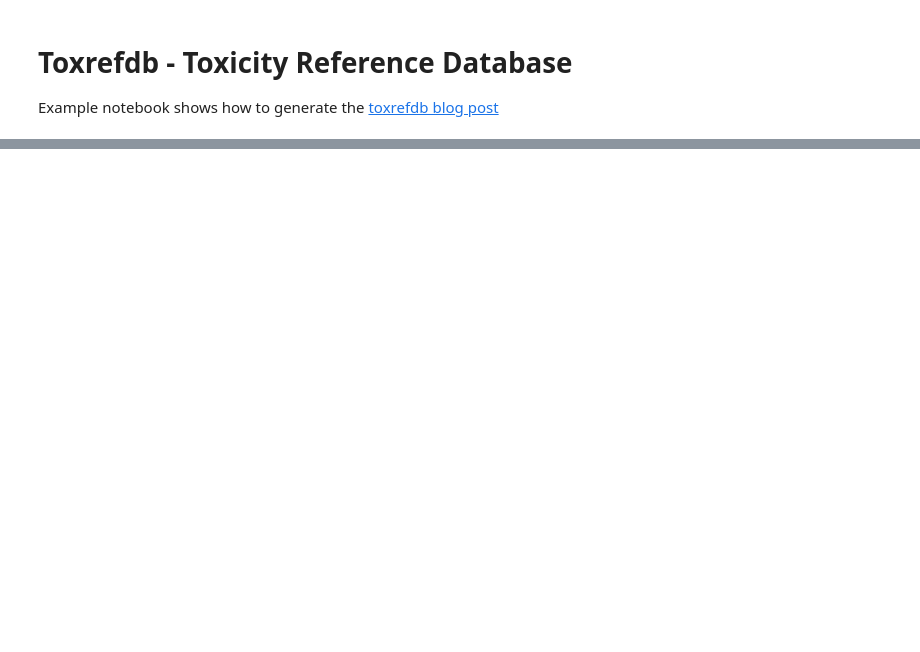
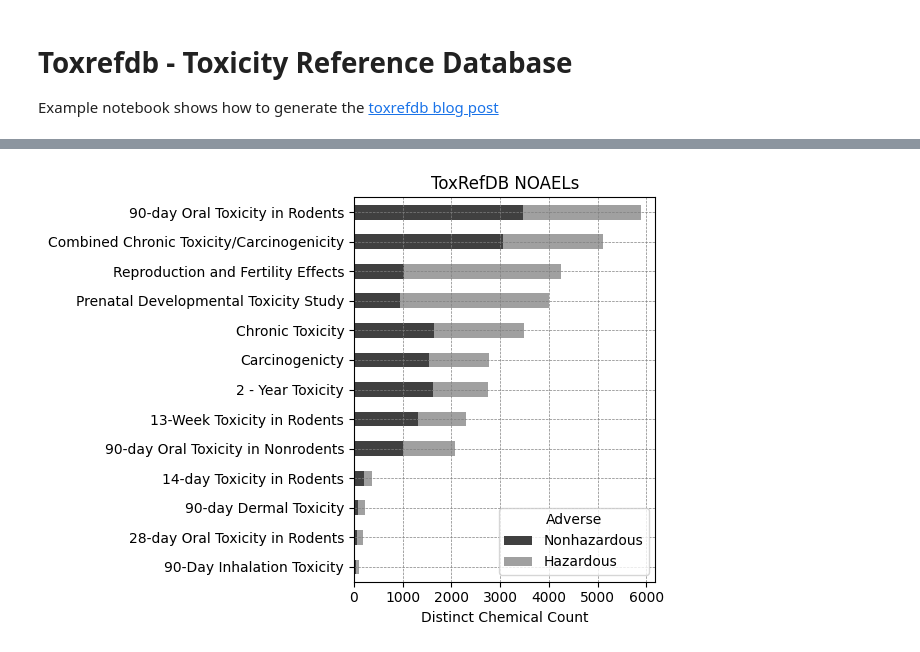
Before and after one commit to biobricks-ai/toxrefdb, a Jupyter notebook: example.ipynb, the cells around one changed output, grey strips where cells are left out. Saved outputs shown, nothing was run; the diff lists cells and outputs as text; code cells hidden in the pictures; blank space fills up the shorter version.

```diff
--- a/example.ipynb
+++ b/example.ipynb
@@ -39,0 +49,23 @@ plt.show()
+# %%
+import matplotlib.pyplot as plt
+
+# Calculate the total count for each guideline
+summary['total'] = summary.sum(axis=1)
+
+# Sort the summary by total count in descending order
+summary = summary.sort_values(by='total', ascending=True)
+
+# Drop the 'total' column as it's no longer needed for plotting
+summary = summary.drop(columns='total')
+
+# Plot the data
+summary.plot(kind='barh', stacked=True, color=['#404040', '#a0a0a0'])
+plt.xlabel('Distinct Chemical Count')
+plt.ylabel('')
+plt.title('ToxRefDB NOAELs')
+plt.legend(['Nonhazardous', 'Hazardous'], loc='lower right', title='Adverse')
+plt.grid(True, linestyle='--', linewidth=0.5, color='gray')
+plt.tight_layout()
+plt.show()
+# %% [output]
+[figure, added]
```
Also changed, not shown: parts of 2 cells of this notebook.
